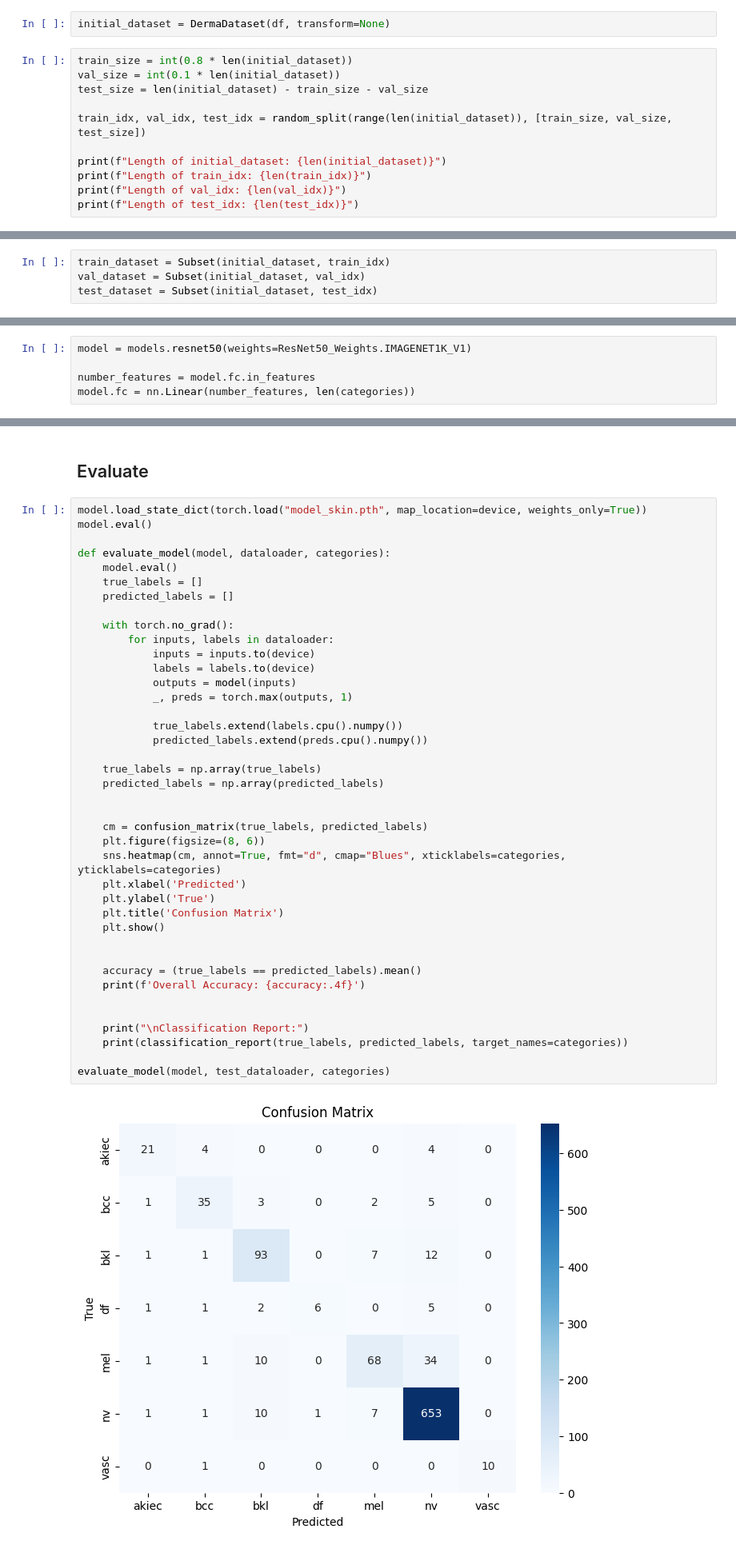
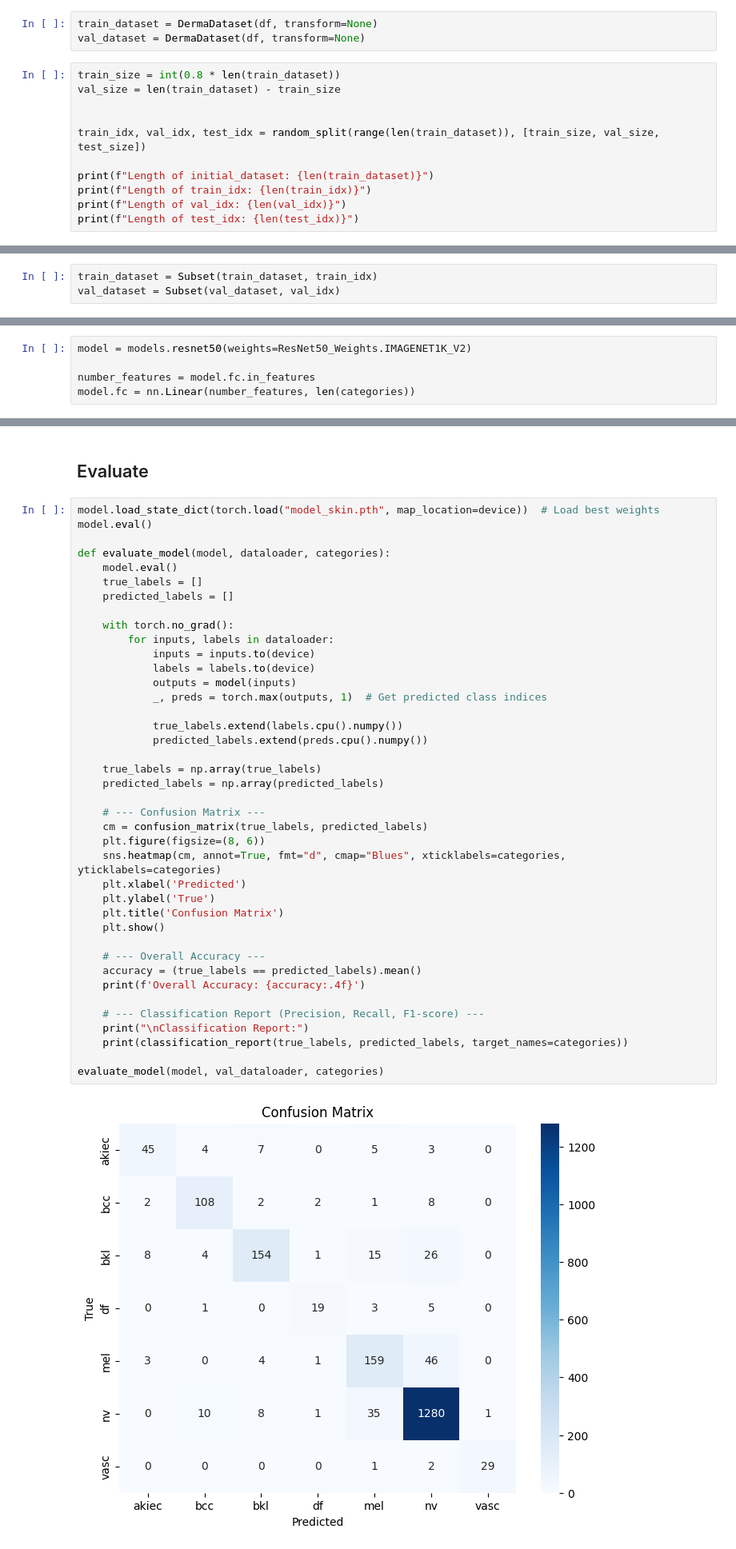
Before and after one commit to nathan-lioe/SkinScan, a Jupyter notebook: UM_horizon_final.ipynb, the cells around one changed output, grey strips where cells are left out. Shown at 80% size. Drawn from its saved outputs; the diff is of its cells as text.

Commit message:
Optimized model further

```diff
--- a/UM_horizon_final.ipynb
+++ b/UM_horizon_final.ipynb
@@ -182,15 +179,16 @@ class DermaDataset(Dataset):
 
         return image, label
 # %%
-initial_dataset = DermaDataset(df, transform=None)
+train_dataset = DermaDataset(df, transform=None)
+val_dataset = DermaDataset(df, transform=None)
 # %%
-train_size = int(0.8 * len(initial_dataset))
-val_size = int(0.1 * len(initial_dataset))
-test_size = len(initial_dataset) - train_size - val_size
+train_size = int(0.8 * len(train_dataset))
+val_size = len(train_dataset) - train_size
 
-train_idx, val_idx, test_idx = random_split(range(len(initial_dataset)), [train_size, val_size, test_size])
 
-print(f"Length of initial_dataset: {len(initial_dataset)}")
+train_idx, val_idx, test_idx = random_split(range(len(train_dataset)), [train_size, val_size, test_size])
+
+print(f"Length of initial_dataset: {len(train_dataset)}")
 print(f"Length of train_idx: {len(train_idx)}")
 print(f"Length of val_idx: {len(val_idx)}")
 print(f"Length of test_idx: {len(test_idx)}")
@@ -202,7 +200,6 @@ Length of test_idx: 1002
 # %%
-train_dataset = Subset(initial_dataset, train_idx)
-val_dataset = Subset(initial_dataset, val_idx)
-test_dataset = Subset(initial_dataset, test_idx)
+train_dataset = Subset(train_dataset, train_idx)
+val_dataset = Subset(val_dataset, val_idx)
 # %%
 train_dataset.dataset.transform = train_transform
 val_dataset.dataset.transform = val_transform
@@ -262,7 +255,7 @@ plt.show()
 # %% [markdown]
 ## Model and training setup => ResNet50
 # %%
-model = models.resnet50(weights=ResNet50_Weights.IMAGENET1K_V1)
+model = models.resnet50(weights=ResNet50_Weights.IMAGENET1K_V2)
 
 number_features = model.fc.in_features
 model.fc = nn.Linear(number_features, len(categories))
@@ -442,7 +435,7 @@ torch.save(trained_model.state_dict(), 'model_skin.pth')
 # %% [markdown]
 ## Evaluate
 # %%
-model.load_state_dict(torch.load("model_skin.pth", map_location=device, weights_only=True))
+model.load_state_dict(torch.load("model_skin.pth", map_location=device))  # Load best weights
 model.eval()
 
 def evaluate_model(model, dataloader, categories):
@@ -450,36 +443,36 @@ def evaluate_model(model, dataloader, categories):
     true_labels = []
     predicted_labels = []
 
     with torch.no_grad():
         for inputs, labels in dataloader:
             inputs = inputs.to(device)
             labels = labels.to(device)
             outputs = model(inputs)
-            _, preds = torch.max(outputs, 1)
+            _, preds = torch.max(outputs, 1)  # Get predicted class indices
 
             true_labels.extend(labels.cpu().numpy())
             predicted_labels.extend(preds.cpu().numpy())
 
     true_labels = np.array(true_labels)
     predicted_labels = np.array(predicted_labels)
 
-
+    # --- Confusion Matrix ---
     cm = confusion_matrix(true_labels, predicted_labels)
     plt.figure(figsize=(8, 6))
     sns.heatmap(cm, annot=True, fmt="d", cmap="Blues", xticklabels=categories, yticklabels=categories)
     plt.xlabel('Predicted')
     plt.ylabel('True')
     plt.title('Confusion Matrix')
     plt.show()
 
-
+    # --- Overall Accuracy ---
     accuracy = (true_labels == predicted_labels).mean()
     print(f'Overall Accuracy: {accuracy:.4f}')
 
-
+    # --- Classification Report (Precision, Recall, F1-score) ---
     print("\nClassification Report:")
     print(classification_report(true_labels, predicted_labels, target_names=categories))
 
-evaluate_model(model, test_dataloader, categories)
+evaluate_model(model, val_dataloader, categories)
 # %% [output]
-[figure, old version]
+[figure, new version]
```
Also changed, not shown: parts of 13 cells of this notebook.
